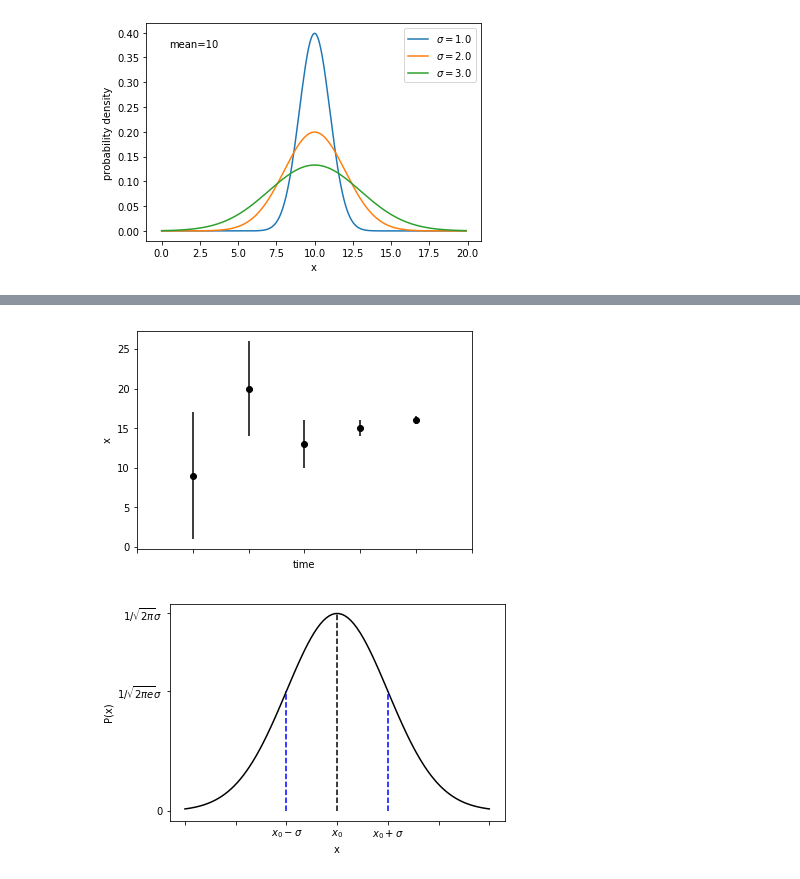
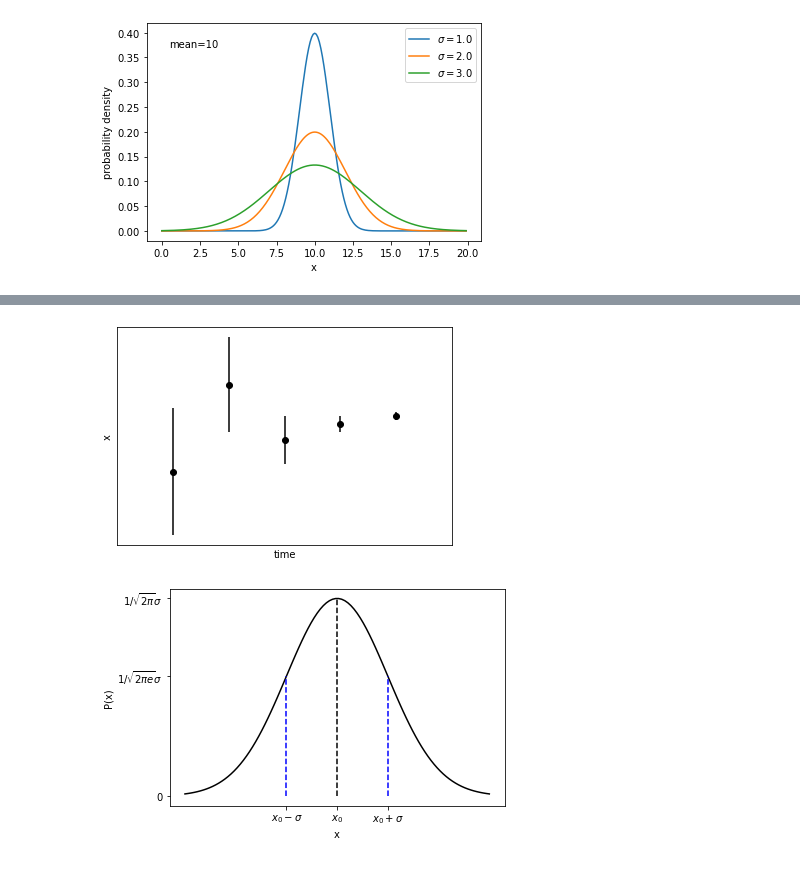
Before and after one commit to mulhearn/classwork, a Jupyter notebook: phy80/stats/figs/figures.ipynb, the cells around one changed output, grey strips where cells are left out. Drawn from its saved outputs; the diff is of its cells as text; code cells hidden in the pictures.

```diff
--- a/phy80/stats/figs/figures.ipynb
+++ b/phy80/stats/figs/figures.ipynb
@@ -189,15 +187,16 @@ plt.savefig("compare.pdf")
 # %%
 x    = np.array([2,4,6,8,10])
 y    = np.array([9.0,20.0,13,15,16])
 yerr = np.array([8.0,6.0,3.0,1.0,0.5])
 plt.errorbar(x,y,yerr=yerr,fmt="ko")
 plt.xlim(0.,12.)
 plt.ylabel("x")
 plt.xlabel("time")
-gca().set_xticklabels(['']*7)
+gca().set_xticks([])
+gca().set_yticks([])
 plt.savefig("measuretime.pdf")
 # %% [output]
-[figure, old version]
+[figure, new version]
 # %%
 from scipy import stats
 plt.xlabel("x")
@@ -210,9 +209,10 @@ yb = stats.norm.pdf(0.0,loc=0,scale=1)
 plt.plot([-1,-1],[0,ya],"b--")
 plt.plot([0,0],[0,yb],"k--")
 plt.plot([1,1],[0,ya],"b--")
-gca().set_xticklabels(["","","","$x_0 - \sigma$","$x_0$","$x_0 + \sigma$",""])
+gca().set_xticks([-1,0,1])
+gca().set_xticklabels(["$x_0 - \sigma$","$x_0$","$x_0 + \sigma$"])
 gca().set_yticks([0,ya,yb])
 gca().set_yticklabels(["0","$1/\sqrt{2\pi e}\sigma$","$1/\sqrt{2\pi}\sigma$"])
-plt.savefig("stdunc.pdf")
+plt.savefig("stdunc.pdf", bbox_inches='tight')
 # %% [output]
-[figure, old version]
+[figure, new version]
```
Also changed, not shown: parts of 22 cells of this notebook, 14 other files.
